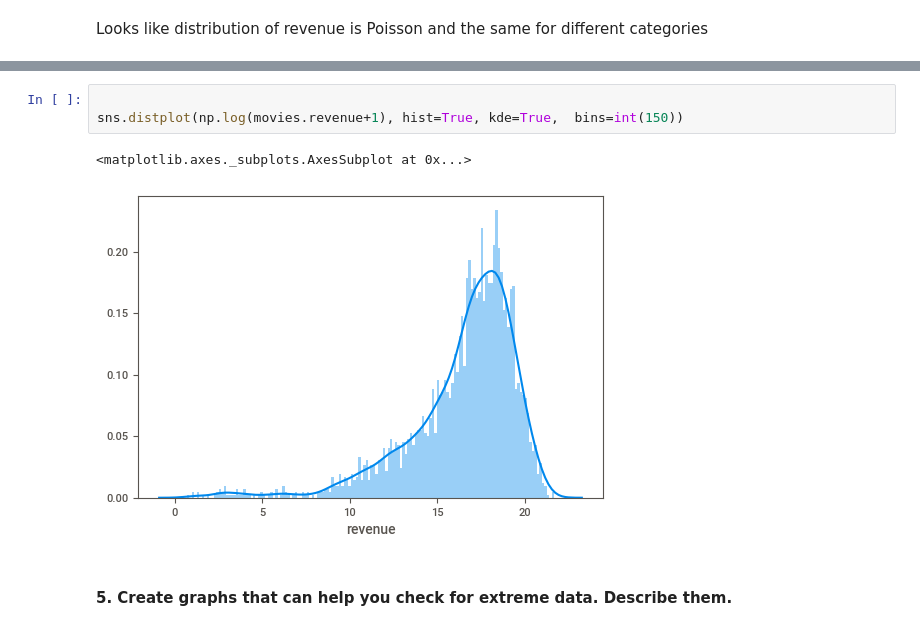
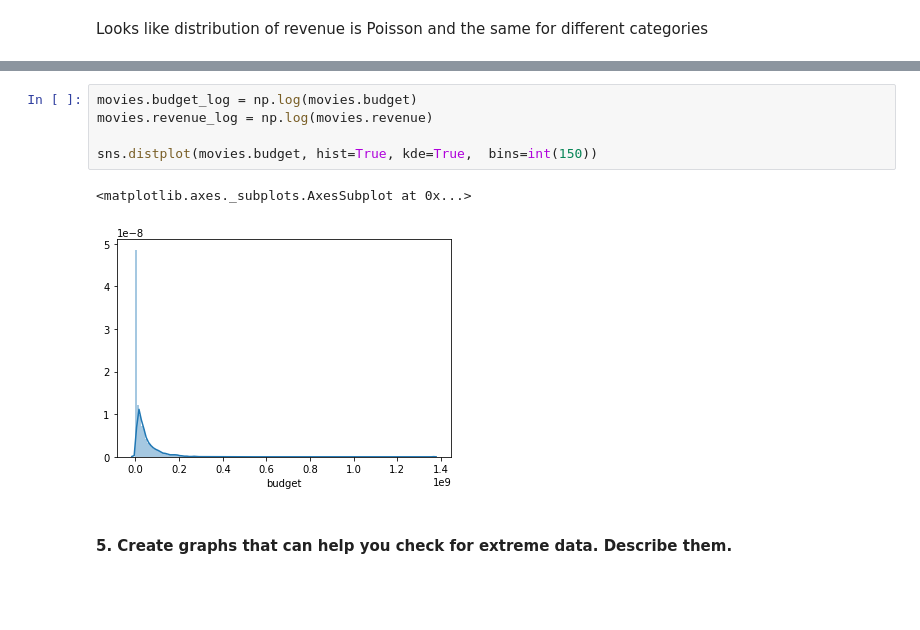
Before and after one commit to yurytsa/DataScience, a Jupyter notebook: stats/Statistics_excercise/Excercise_4.ipynb, the cells around one changed output, grey strips where cells are left out. Cells and saved outputs as stored; diff of their text form; blank space fills up the shorter version.

```diff
--- a/stats/Statistics_excercise/Excercise_4.ipynb
+++ b/stats/Statistics_excercise/Excercise_4.ipynb
@@ -285,9 +285,11 @@ plt.show()
 # %%
+movies.budget_log = np.log(movies.budget)
+movies.revenue_log = np.log(movies.revenue)
 
-sns.distplot(np.log(movies.revenue+1), hist=True, kde=True,  bins=int(150))
+sns.distplot(movies.budget, hist=True, kde=True,  bins=int(150))
 # %% [output]
 <matplotlib.axes._subplots.AxesSubplot at 0x...>
-[figure, old version]
+[figure, new version]
 # %% [markdown]
 #### 5. Create graphs that can help you check for extreme data. Describe them.
 # %%
```
Also changed, not shown: parts of 3 cells of this notebook, 17 other files.
